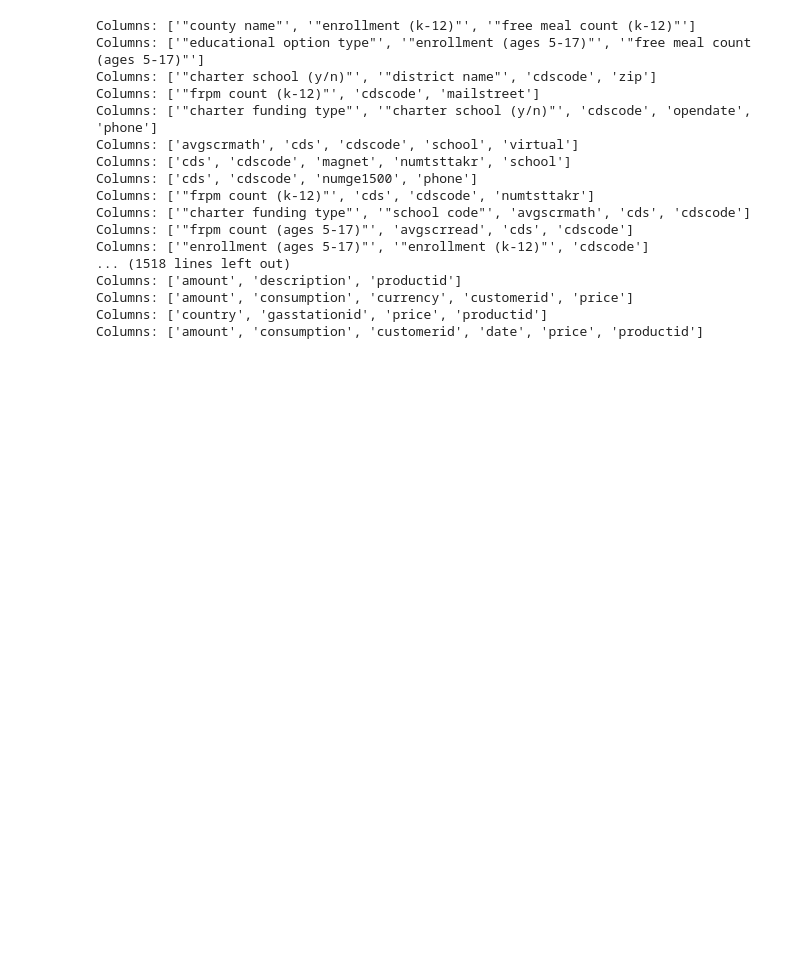
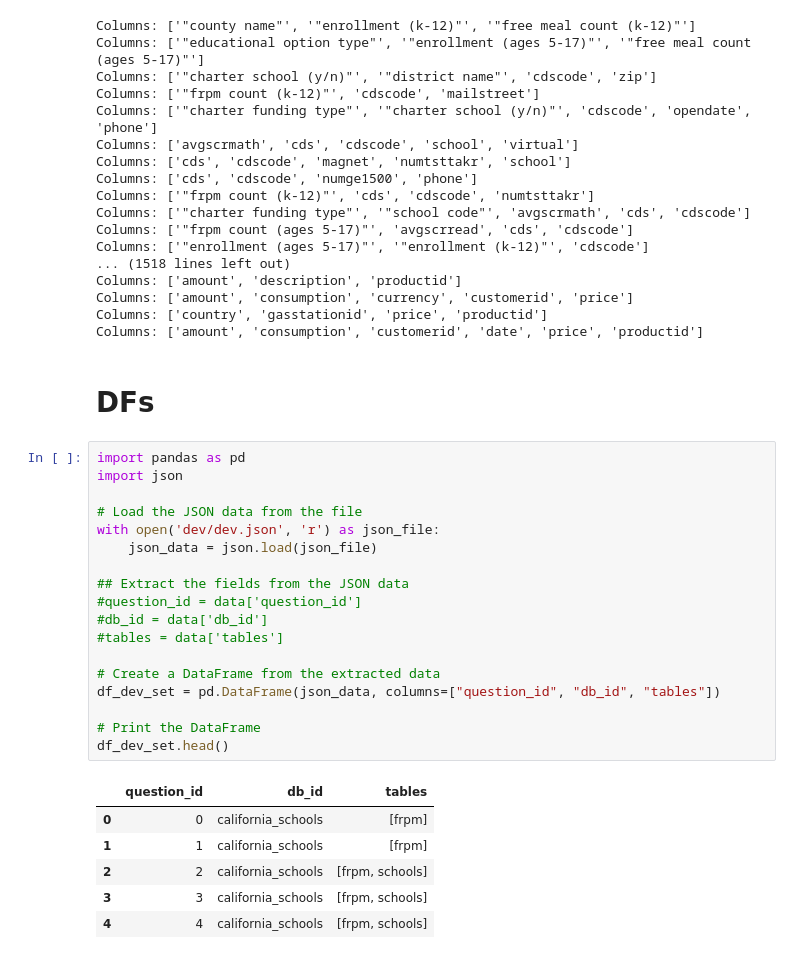
Before and after one commit to shaiv-syg/Few-shot-NL2SQL-with-prompting, a Jupyter notebook: schema_link_metric.ipynb, the cells around one changed output. Saved outputs shown, nothing was run; the diff lists cells and outputs as text; blank space fills up the shorter version.

```diff
--- a/schema_link_metric.ipynb
+++ b/schema_link_metric.ipynb
@@ -74,3 +93,30 @@ Columns: ['amount', 'description', 'productid']
 Columns: ['amount', 'consumption', 'currency', 'customerid', 'price']
 Columns: ['country', 'gasstationid', 'price', 'productid']
 Columns: ['amount', 'consumption', 'customerid', 'date', 'price', 'productid']
+# %% [markdown]
+# DFs
+# %%
+import pandas as pd
+import json
+
+# Load the JSON data from the file
+with open('dev/dev.json', 'r') as json_file:
+    json_data = json.load(json_file)
+
+## Extract the fields from the JSON data
+#question_id = data['question_id']
+#db_id = data['db_id']
+#tables = data['tables']
+
+# Create a DataFrame from the extracted data
+df_dev_set = pd.DataFrame(json_data, columns=["question_id", "db_id", "tables"])
+
+# Print the DataFrame
+df_dev_set.head()
+# %% [output]
+|  | question_id | db_id | tables |
+| 0 | 0 | california_schools | [frpm] |
+| 1 | 1 | california_schools | [frpm] |
+| 2 | 2 | california_schools | [frpm, schools] |
+| 3 | 3 | california_schools | [frpm, schools] |
+| 4 | 4 | california_schools | [frpm, schools] |
```
Also changed, not shown: parts of 6 cells of this notebook, 1 other file.
